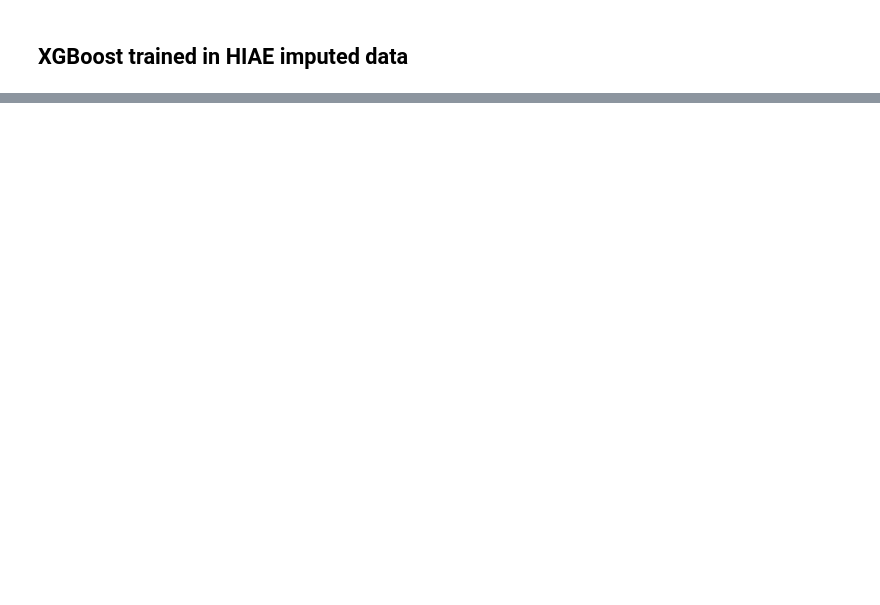
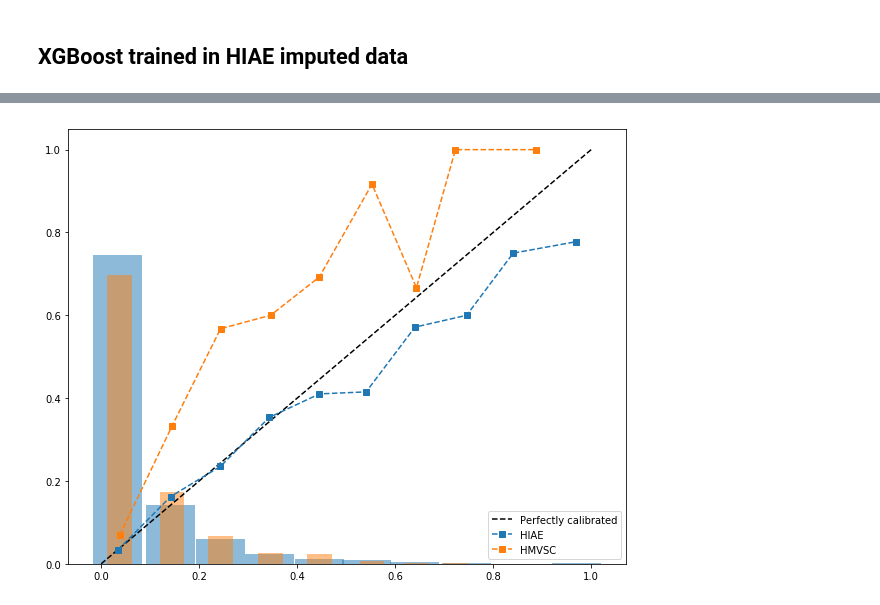
Before and after one commit to deliberato/mortality_prediction, a Jupyter notebook: analysis.ipynb, the cells around one changed output, grey strips where cells are left out. Drawn from its saved outputs; the diff is of its cells as text; code cells hidden in the pictures; blank space fills up the shorter version.

```diff
--- a/analysis.ipynb
+++ b/analysis.ipynb
@@ -708,0 +680,93 @@ HMVSC   SMR - 1.00 (0.91 - 1.08 95% CI)
+# %%
+''' Remove features and recalibrate '''
+
+# Remove columns excluded from feature selection
+drop = ["lowest_mean_arterial_pressure1h", "lowest_diastolic_blood_pressure1h",
+        "genders", "bmi_group"]
+columns = columns2block(5)
+columns = [c for c in columns if c not in drop]
+
+# prepare data
+X_hiae, y_hiae, X_hmvsc, y_hmvsc, filtered_normal, c_cols, n_cols, c_vals = prep_data(
+    hiae.copy(), hmvsc.copy(), columns, target, model='logr')
+columns = [c for c in X_hiae.columns if c not in c_cols+n_cols]
+
+# Create pipeline
+pipe = Pipeline([
+    ("imputer", Imputer(filtered_normal, c_cols)),
+    ("transformer", ColumnTransformer([
+        ("ohe", OneHotEncoder(categories=c_vals), c_cols),
+        ("scaler", StandardScaler(), n_cols)
+    ], remainder="passthrough"))
+])
+
+# Transform data
+X_hiae = pipe.fit_transform(X_hiae, y_hiae)
+
+# Model
+logr = LogisticRegression(solver='liblinear', penalty='l1')
+model = logr.fit(X_hiae, y_hiae)
+
+# transform hmvsc data
+X_hmvsc = pipe.transform(X_hmvsc)
+
+#== make predictions
+y_true_hmvsc = np.array(y_hmvsc)
+y_pred_hmvsc = model.predict_proba(X_hmvsc)[:,1]
+
+# also get cross-validation performance on hiae
+y_true_hiae = np.array(y_hiae)
+y_pred_hiae = cross_val_predict(logr, X_hiae, y_hiae, cv=10, method='predict_proba')[:,1]
+
+# plot performance
+plt.figure(figsize=[10,8])
+ax = plt.gca()
+ax.plot([0,1],[0,1], linestyle='--', color='k', label="Perfectly calibrated")
+plot_calib_curve(y_true_hiae, y_pred_hiae, ax=ax,
+                 with_histogram=True, width=0.1,
+                 marker="s", linestyle='--', label="HIAE")
+plot_calib_curve(y_true_hmvsc, y_pred_hmvsc, ax=ax,
+                 with_histogram=True, width=0.05,
+                 marker="s", linestyle='--', label="HMVSC")
+
+plt.legend(loc='lower right')
+plt.show()
+
+# recalibrate model
+model = CalibratedClassifierCV(model, cv='prefit')
+model = model.fit(X_hmvsc, y_hmvsc)
+
+#== make predictions
+severitas_hmvsc = y_true_hmvsc = np.array(y_hmvsc)
+severitas_hmvsc = y_pred_hmvsc = model.predict_proba(X_hmvsc)[:,1]
+
+# also get cross-validation performance on hiae
+y_true_hiae = np.array(y_hiae)
+y_pred_hiae = model.predict_proba(X_hiae)[:,1]
+
+# Get coefficients
+coef_dict = {"Variable": [], "Coefficient": []}
+print("-----COEFFICIENTS-----")
+cat = [c_cols[i] + " - " + str(c) for i, ca in enumerate(c_vals) for c in ca]
+columns = cat+n_cols+columns
+coef = logr.coef_[0]
+for i in range(X_hiae.shape[1]):
+    coef_dict["Variable"].append(columns[i])
+    coef_dict["Coefficient"].append(round(coef[i],2))
+display(pd.DataFrame(coef_dict))
+print("-----------------------\n")
+
+# plot performance
+plt.figure(figsize=[10,8])
+ax = plt.gca()
+ax.plot([0,1],[0,1], linestyle='--', color='k', label="Perfectly calibrated")
+plot_calib_curve(y_true_hiae, y_pred_hiae, ax=ax,
+                 with_histogram=True, width=0.1,
+                 marker="s", linestyle='--', label="HIAE")
+plot_calib_curve(y_true_hmvsc, y_pred_hmvsc, ax=ax,
+                 with_histogram=True, width=0.05,
+                 marker="s", linestyle='--', label="HMVSC")
+
+plt.legend(loc='lower right')
+plt.show()
+# %% [output]
@@ -708,0 +777 @@ HMVSC   SMR - 1.00 (0.91 - 1.08 95% CI)
+[figure, added]
```
Also changed, not shown: parts of 58 cells of this notebook.
